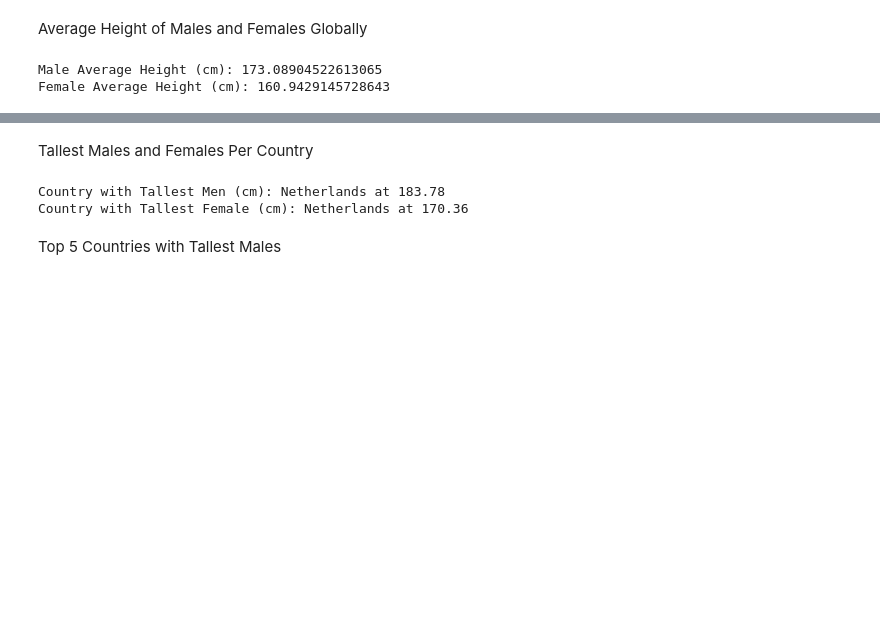
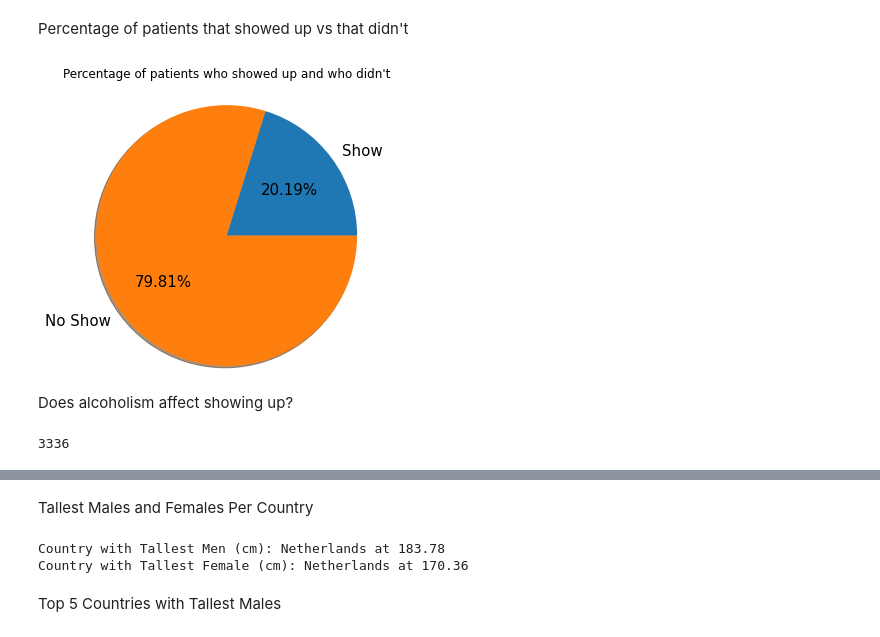
Before and after one commit to ijaz-hussain/ACIT-4880-Project-2, a Jupyter notebook: exporatory_data_analysis.ipynb, the cells around one changed output, grey strips where cells are left out. Saved outputs shown, nothing was run; the diff lists cells and outputs as text; code cells hidden in the pictures; blank space fills up the shorter version.

```diff
--- a/exporatory_data_analysis.ipynb
+++ b/exporatory_data_analysis.ipynb
@@ -35,11 +42,16 @@ df.describe()
+# %% [markdown]
+Percentage of patients that showed up vs that didn't
+# %%
+label_Names = ["Show", "No Show"]
+data = [df.query('no_show == 1').count()[0], df.query('no_show == 0').count()[0]]
+plt.axis('equal');
+plt.pie(data,radius=1.5,shadow=True ,labels = label_Names, autopct='%0.2f%%',textprops = {"fontsize":15})
+plt.title("Percentage of patients who showed up and who didn't",y=1.2);
+# %% [output]
+[figure, added]
 # %% [markdown]
-Average Height of Males and Females Globally
+Does alcoholism affect showing up?
 # %%
-male_average = df['Male Height in Cm'].mean()
-female_average = df['Female Height in Cm'].mean()
-
-print(f"Male Average Height (cm): {male_average}")
-print(f"Female Average Height (cm): {female_average}\n")
+df.alcoholism.value_counts()[1]
 # %% [output]
-Male Average Height (cm): 173.08904522613065
-Female Average Height (cm): 160.9429145728643
+3336
```
Also changed, not shown: parts of 13 cells of this notebook.
